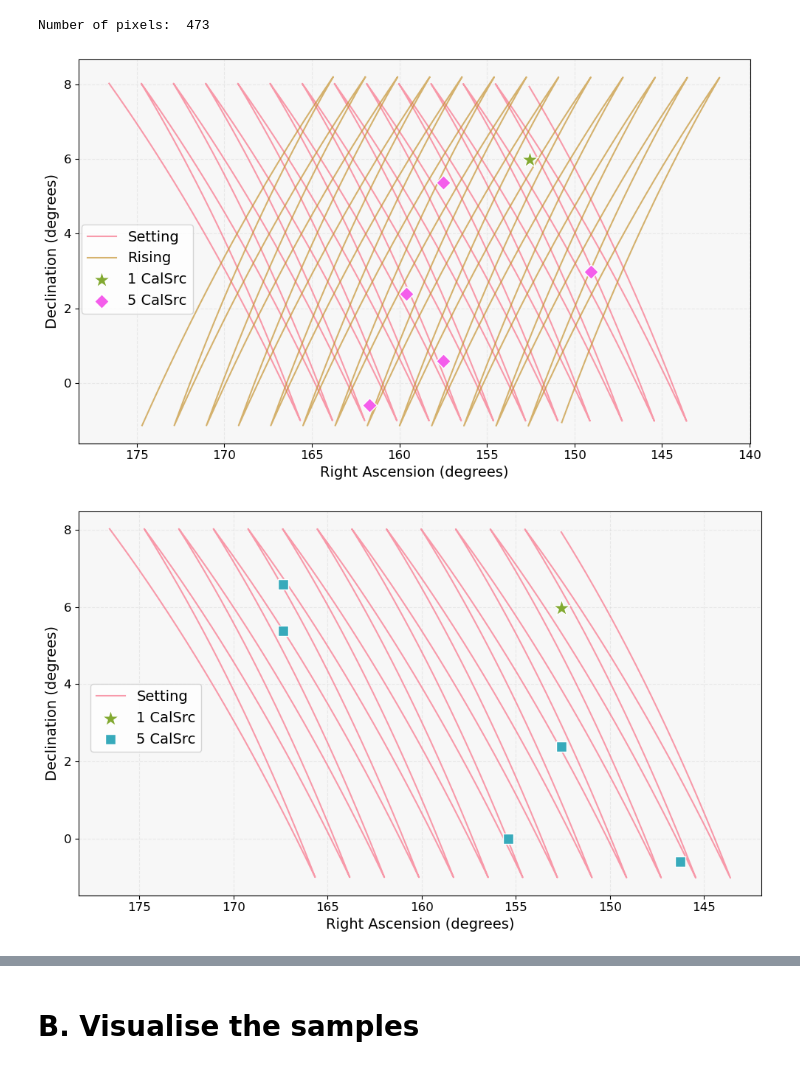
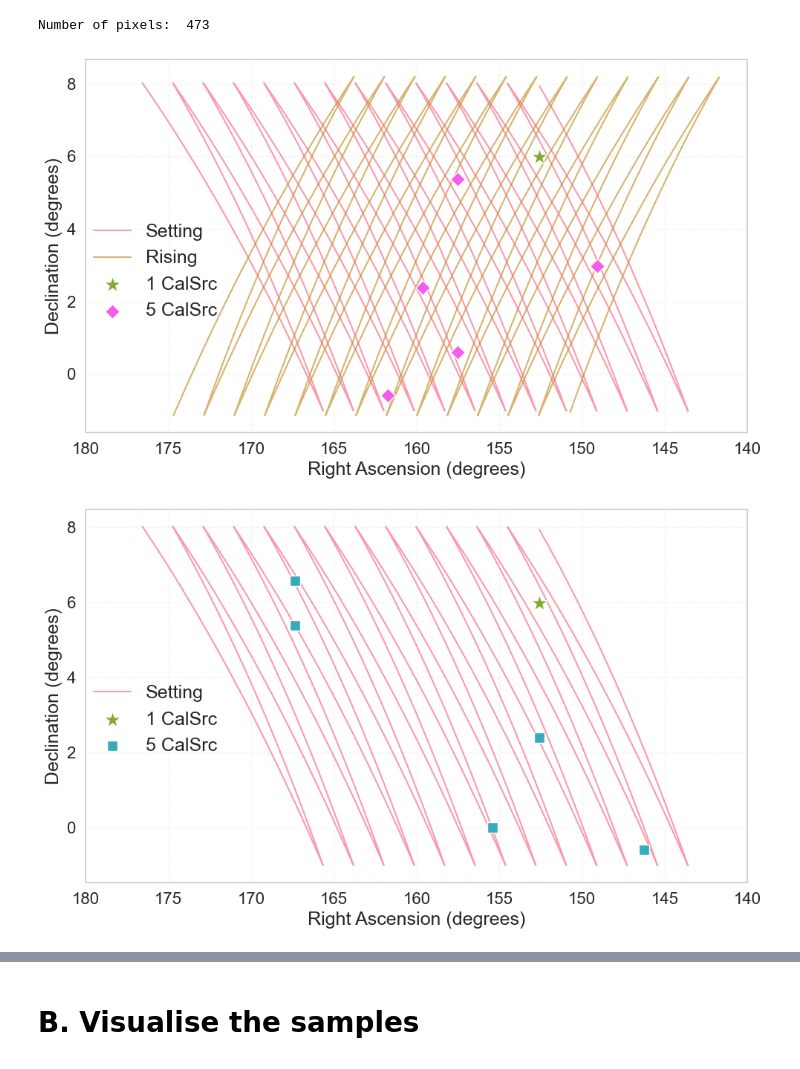
Before and after one commit to zzhang0123/hydra-tod, a Jupyter notebook: notebooks/workflow_visualisation.ipynb, the cells around one changed output, grey strips where cells are left out. Cells and saved outputs as stored; diff of their text form; code cells hidden in the pictures.

```diff
--- a/notebooks/workflow_visualisation.ipynb
+++ b/notebooks/workflow_visualisation.ipynb
@@ -148,41 +148,44 @@ plt.scatter(ra_s_1, dec_s_1,
 # plt.scatter(ra_s_5, dec_s_5,
 #             marker='s',
 #             c=colors[4],
 #             s=100,
 #             **marker_params,
 #             label='5 CalSrc')
 plt.scatter(ra_db_5, dec_db_5,
             marker='D',
             c=colors[6],
             s=100,
             **marker_params,
             label='5 CalSrc')
 
+fts=18
+
 # Styling enhancements
-plt.xlabel("Right Ascension (degrees)", fontsize=14)
-plt.ylabel("Declination (degrees)", fontsize=14)
+plt.xlabel("Right Ascension (degrees)", fontsize=fts)
+plt.ylabel("Declination (degrees)", fontsize=fts)
 # plt.title("Celestial Coordinates Observation Pattern", fontsize=14, pad=20)
 plt.grid(True, alpha=0.2, linestyle='--')
-plt.gca().set_facecolor('#f7f7f7')
+#plt.gca().set_facecolor('#f7f7f7')
+plt.xlim(140,180)
 plt.gca().invert_xaxis()
 
 # Legend with better placement
-plt.legend(bbox_to_anchor=(0.17, 0.57),
+plt.legend(bbox_to_anchor=(0.21, 0.58),
            borderaxespad=0,
-           frameon=True,
+           frameon=False,
            # title=' '
-           fontsize=14
+           fontsize=fts
            )
 
 # Adjusting the ticks labels size
-plt.tick_params(axis='both', which='major', labelsize=12)
+plt.tick_params(axis='both', which='major', labelsize=fts-2)
 
 plt.tight_layout()
 plt.savefig("observation_pattern_2.pdf", bbox_inches='tight',
             pad_inches=0.1)
 plt.show()
 # %% [output]
-[figure, old version]
+[figure, new version]
 # %%
 # ---- Plot results ----
 plt.figure(figsize=(10, 6))
@@ -219,27 +222,28 @@ plt.scatter(ra_s_5, dec_s_5,
             label='5 CalSrc')
 
 # Styling enhancements
-plt.xlabel("Right Ascension (degrees)", fontsize=14)
-plt.ylabel("Declination (degrees)", fontsize=14)
+plt.xlabel("Right Ascension (degrees)", fontsize=fts)
+plt.ylabel("Declination (degrees)", fontsize=fts)
 # plt.title("Celestial Coordinates Observation Pattern", fontsize=14, pad=20)
 plt.grid(True, alpha=0.2, linestyle='--')
-plt.gca().set_facecolor('#f7f7f7')
+# plt.gca().set_facecolor('#f7f7f7')
+plt.xlim(140, 180)
 plt.gca().invert_xaxis()
 
 # Legend with better placement
-plt.legend(bbox_to_anchor=(0.18, 0.55),
+plt.legend(bbox_to_anchor=(0.21, 0.55),
            borderaxespad=0,
-           frameon=True,
+           frameon=False,
            # title=' '
-           fontsize=14
+           fontsize=fts
            )
 
 # Adjusting the ticks labels size
-plt.tick_params(axis='both', which='major', labelsize=12)
+plt.tick_params(axis='both', which='major', labelsize=fts-2)
 
 plt.tight_layout()
 plt.savefig("observation_pattern_1.pdf", bbox_inches='tight',
             pad_inches=0.1)
 plt.show()
 # %% [output]
-[figure, old version]
+[figure, new version]
```
Also changed, not shown: parts of 26 cells of this notebook, 35 other files.
